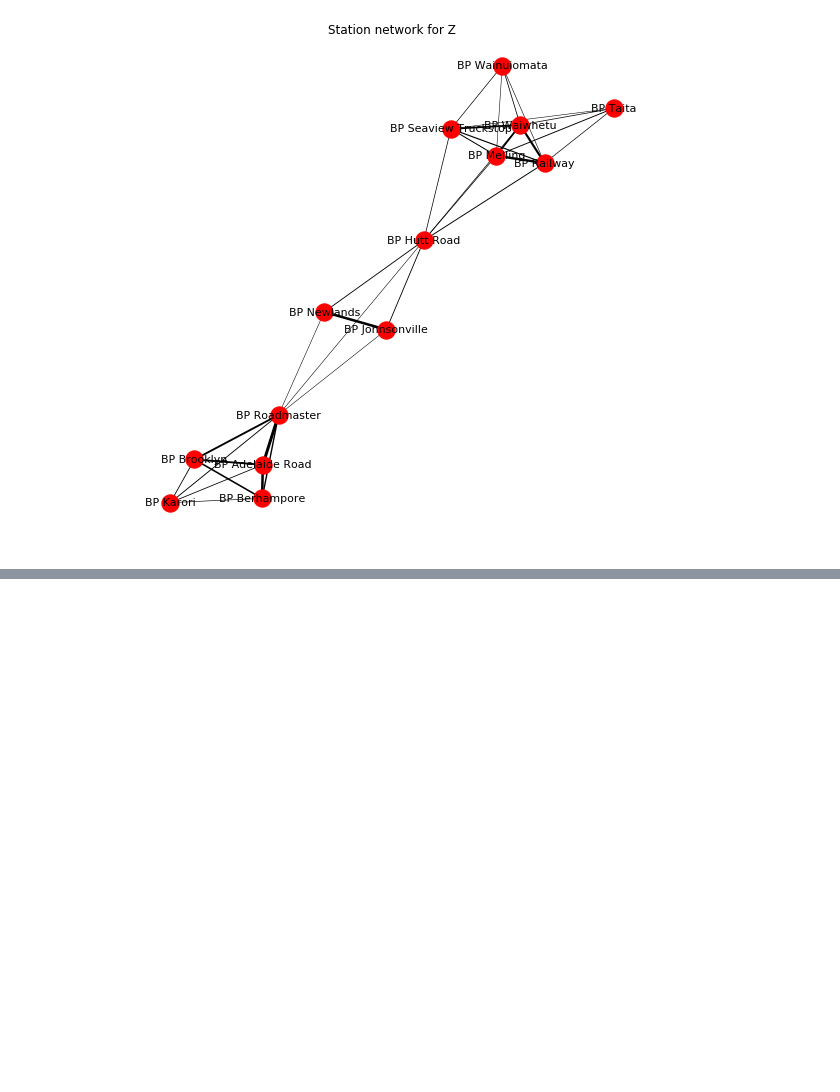
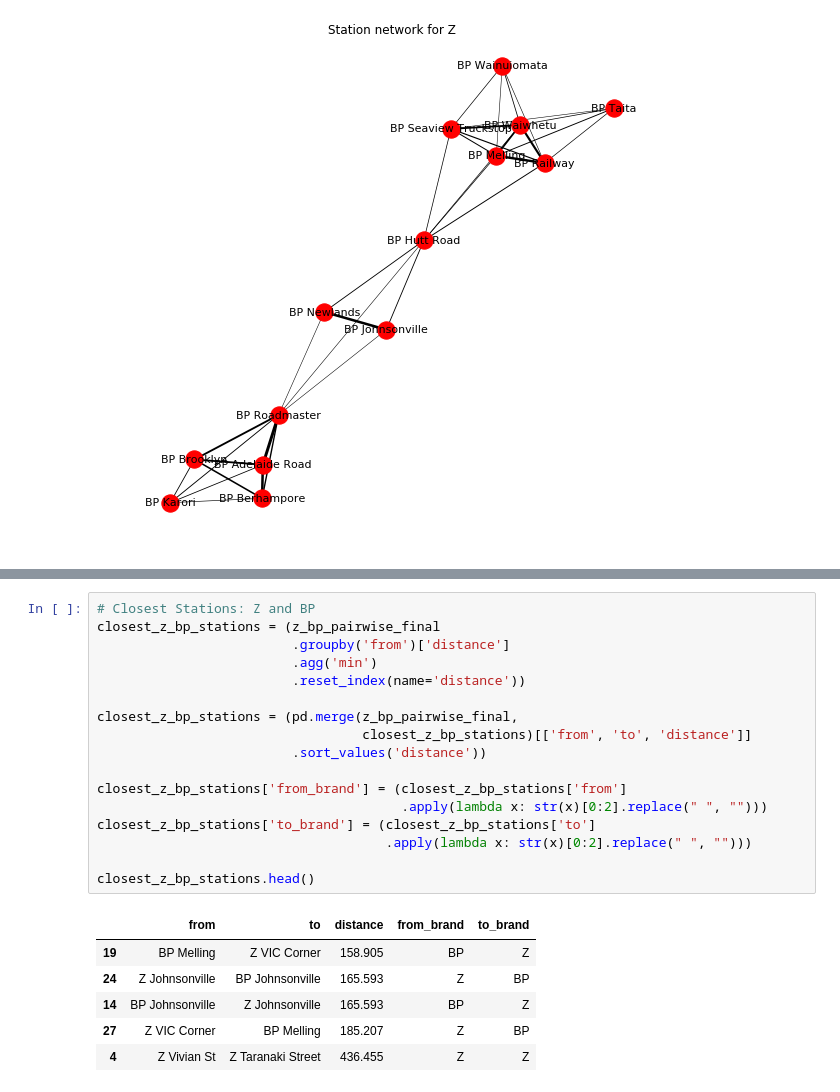
Before and after one commit to shriv/fuel-stations, a Jupyter notebook: Fuel Stations Analysis.ipynb, the cells around one changed output, grey strips where cells are left out. Drawn from its saved outputs; the diff is of its cells as text; blank space fills up the shorter version.

```diff
--- a/Fuel Stations Analysis.ipynb
+++ b/Fuel Stations Analysis.ipynb
@@ -348,0 +315,24 @@ h = na.visualise_station_network(bp_pairwise_final)
+# %%
+# Closest Stations: Z and BP
+closest_z_bp_stations = (z_bp_pairwise_final
+                         .groupby('from')['distance']
+                         .agg('min')
+                         .reset_index(name='distance'))
+
+closest_z_bp_stations = (pd.merge(z_bp_pairwise_final,
+                                  closest_z_bp_stations)[['from', 'to', 'distance']]
+                         .sort_values('distance'))
+
+closest_z_bp_stations['from_brand'] = (closest_z_bp_stations['from']
+                                       .apply(lambda x: str(x)[0:2].replace(" ", "")))
+closest_z_bp_stations['to_brand'] = (closest_z_bp_stations['to']
+                                     .apply(lambda x: str(x)[0:2].replace(" ", "")))
+
+closest_z_bp_stations.head()
+# %% [output]
+|  | from | to | distance | from_brand | to_brand |
+| 19 | BP Melling | Z VIC Corner | 158.905 | BP | Z |
+| 24 | Z Johnsonville | BP Johnsonville | 165.593 | Z | BP |
+| 14 | BP Johnsonville | Z Johnsonville | 165.593 | BP | Z |
+| 27 | Z VIC Corner | BP Melling | 185.207 | Z | BP |
+| 4 | Z Vivian St | Z Taranaki Street | 436.455 | Z | Z |
```
Also changed, not shown: parts of 32 cells of this notebook.
